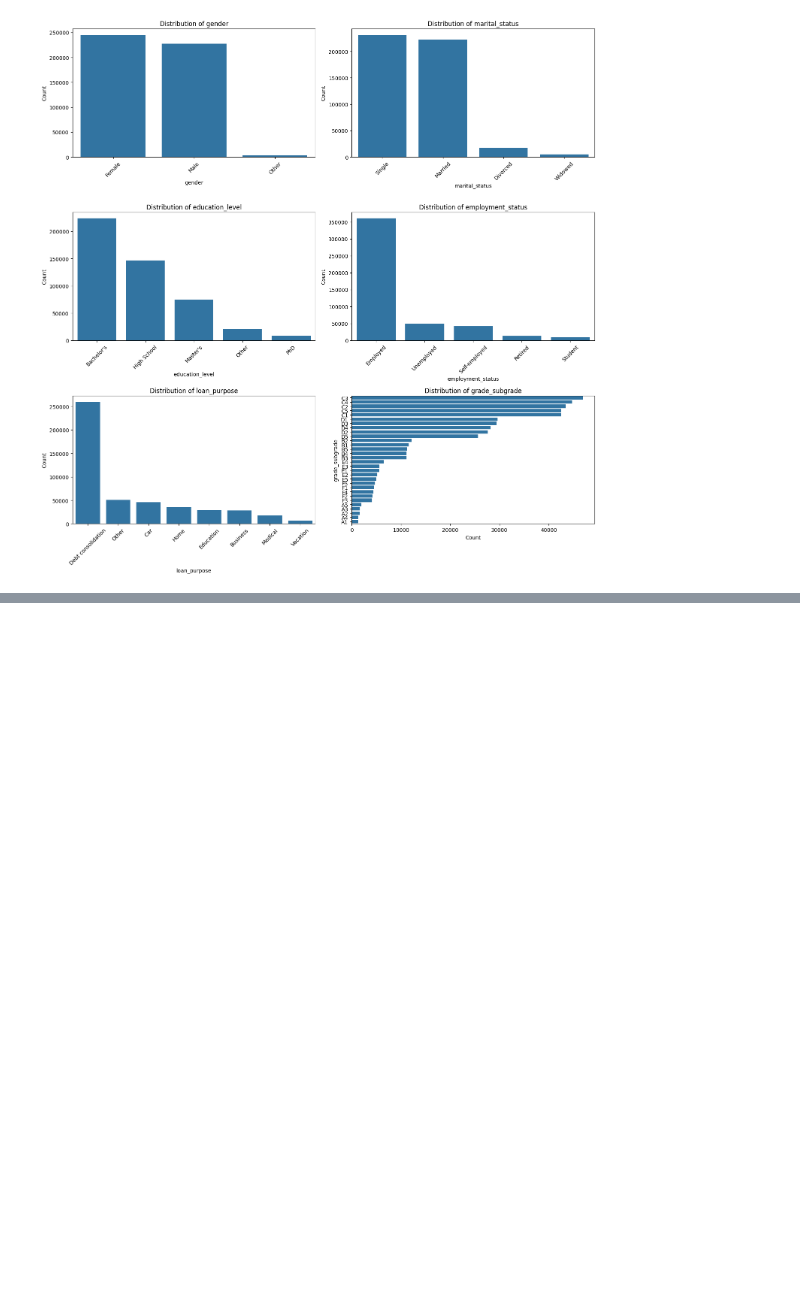
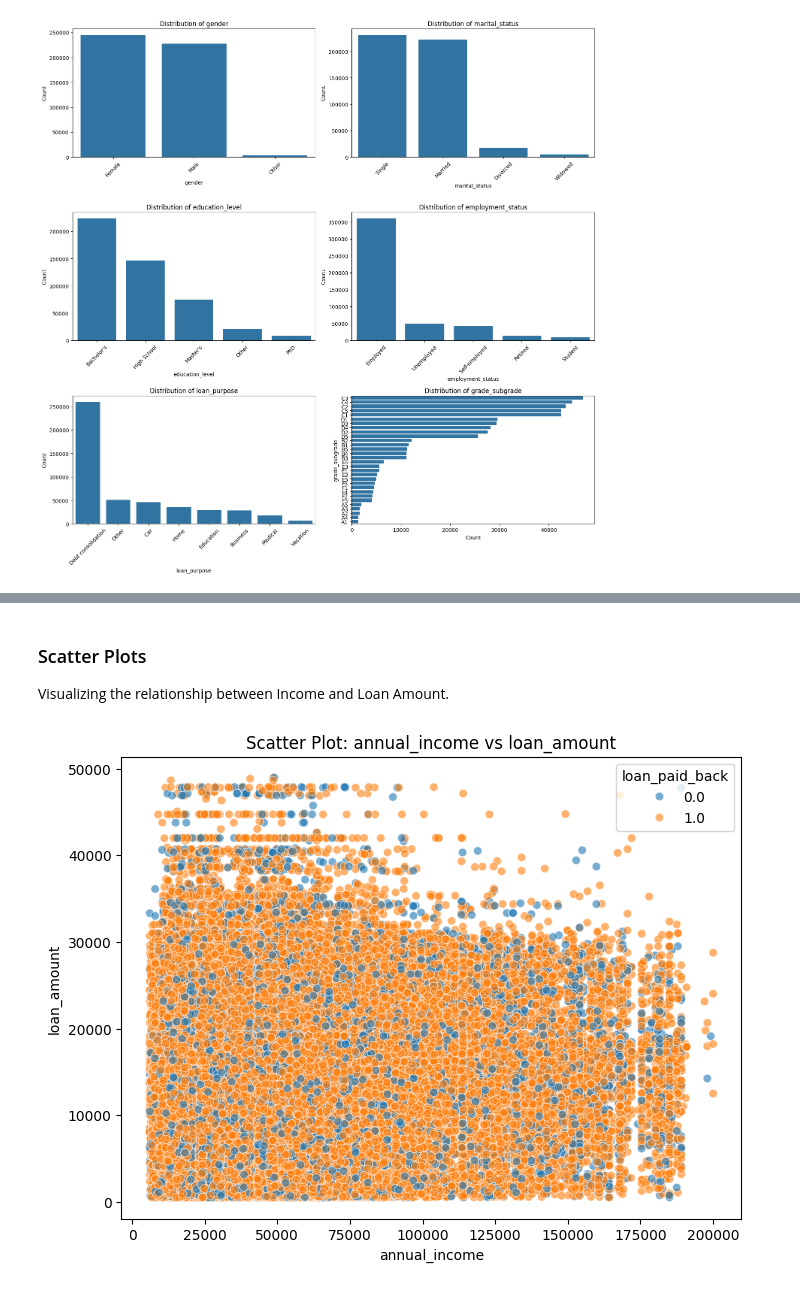
Before and after one commit to dobosipeter/sml_homework, a Jupyter notebook: notebooks/eda.ipynb, the cells around one changed output, grey strips where cells are left out. Drawn from its saved outputs; the diff is of its cells as text; code cells hidden in the pictures; blank space fills up the shorter version.

```diff
--- a/notebooks/eda.ipynb
+++ b/notebooks/eda.ipynb
@@ -88,3 +118,12 @@ plot_correlation_heatmap(train_df)
+# %% [markdown]
+### Scatter Plots
+Visualizing the relationship between Income and Loan Amount.
+# %%
+# Filter out extreme outliers for better visualization
+temp_df = train_df[train_df['annual_income'] < 200000]
+plot_scatter(temp_df, 'annual_income', 'loan_amount', hue='loan_paid_back')
+# %% [output]
+[figure, added]
 # %% [markdown]
 ## 6. Key Findings & Next Steps
 
```
Also changed, not shown: parts of 12 cells of this notebook, 2 other files.
